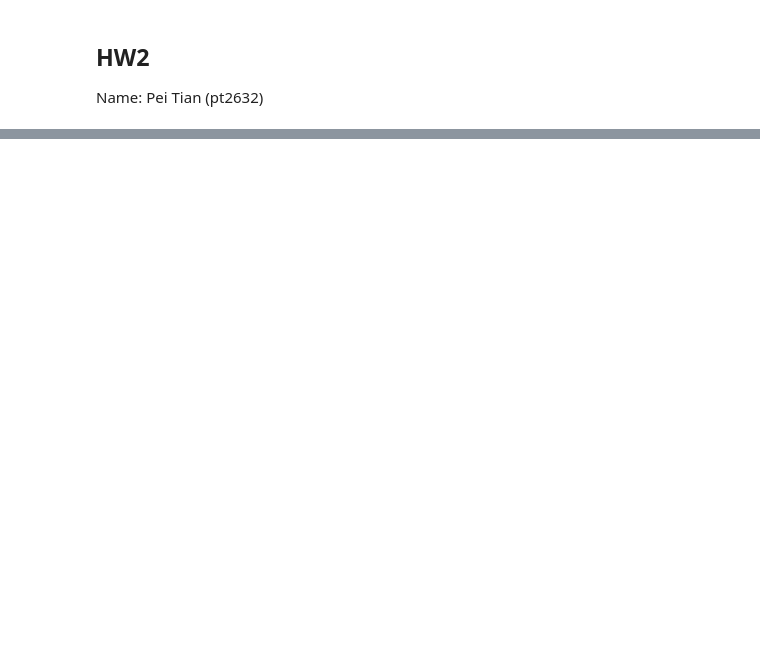
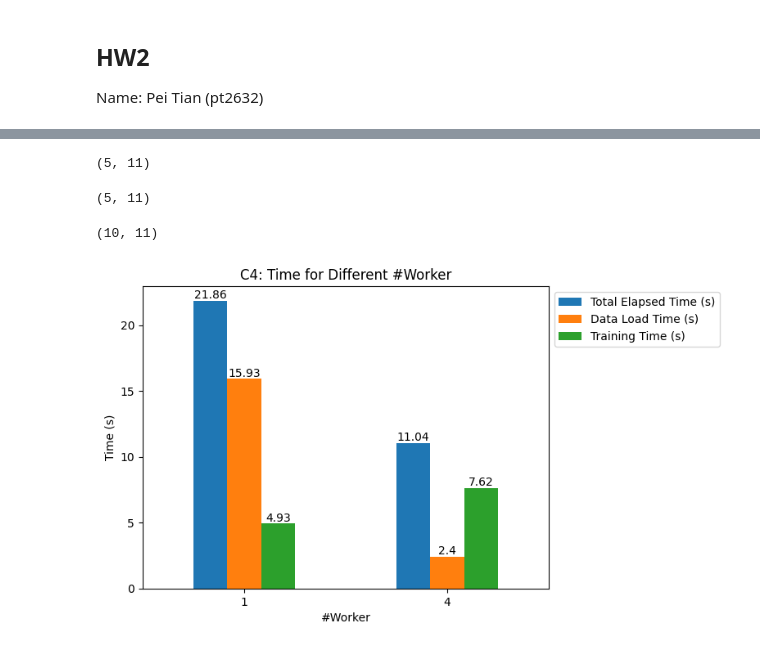
Before and after one commit to Tptrix29/COMS6998_HPML, a Jupyter notebook: hw2/HW2.ipynb, the cells around one changed output, grey strips where cells are left out. Cells and saved outputs as stored; diff of their text form; code cells hidden in the pictures; blank space fills up the shorter version.

```diff
--- a/hw2/HW2.ipynb
+++ b/hw2/HW2.ipynb
@@ -77,0 +130,30 @@ plt.show()
+# %%
+baseline = df3[df3['Worker'] == 4]
+baseline.shape
+# %% [output]
+(5, 11)
+# %%
+df4 = parse_log("C4.log")
+df4.shape
+# %% [output]
+(5, 11)
+# %%
+df4 = pd.concat([df4, baseline], ignore_index=True)
+df4.shape
+# %% [output]
+(10, 11)
+# %%
+ax = df4.groupby('Worker')[['Total Elapsed Time (s)', 'Data Load Time (s)', 'Training Time (s)']].mean()\
+    .plot(kind='bar')
+plt.ylabel('Time (s)')
+plt.xlabel('#Worker')
+plt.title('C4: Time for Different #Worker')
+plt.legend(bbox_to_anchor=(1, 1), loc='upper left')
+plt.xticks(rotation=0)
+
+for p in ax.patches:
+    ax.text(p.get_x() + p.get_width() / 2., p.get_height(), np.round(p.get_height(), 2),
+            ha='center', va='bottom')
+plt.show()
+# %% [output]
+[figure, added]
```
Also changed, not shown: parts of 38 cells of this notebook, 35 other files.
